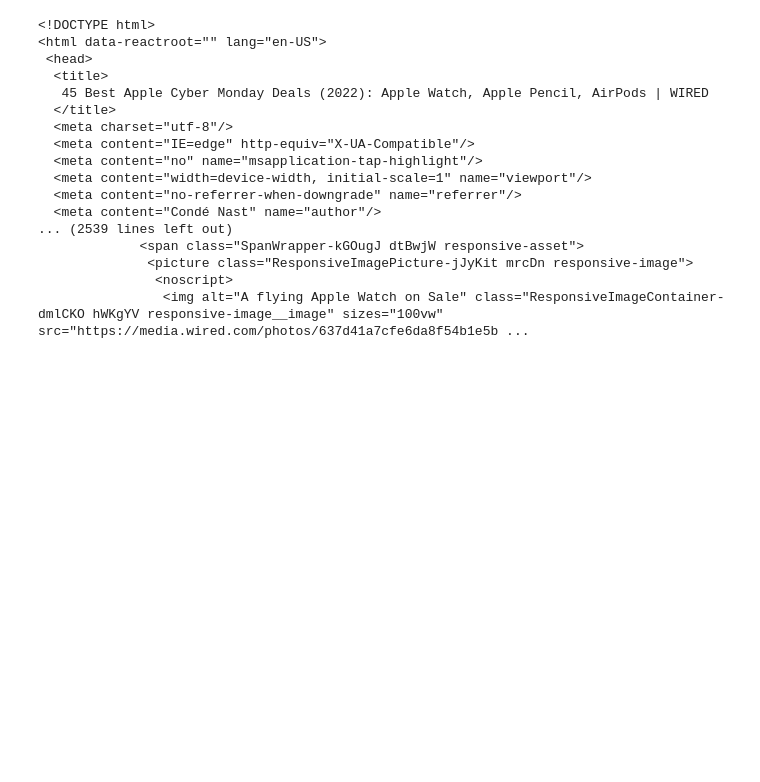
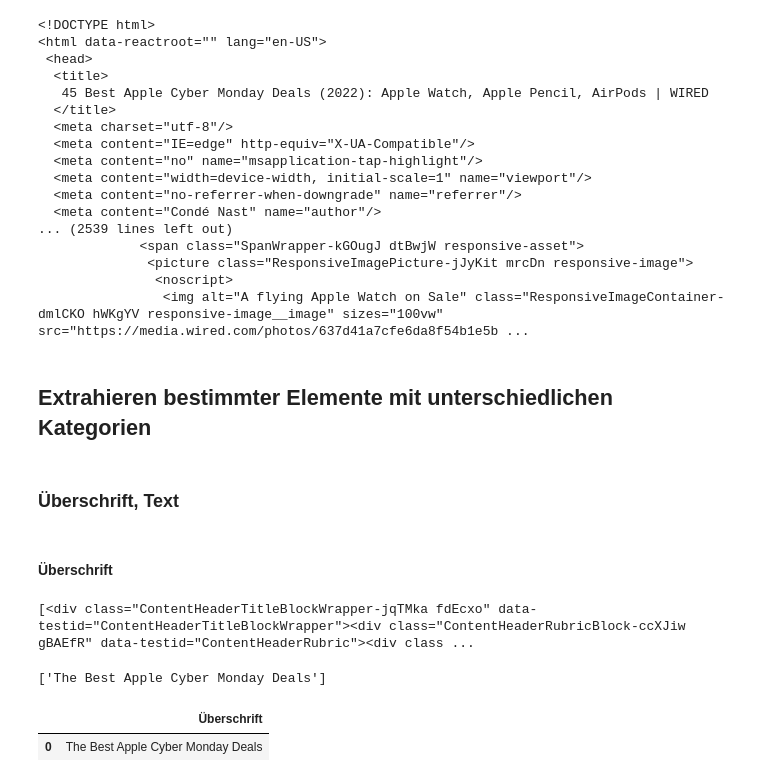
Before and after one commit to MaxxFile/homework-1, a Jupyter notebook: notebooks/01-scraping.ipynb, the cells around one changed output. Cells and saved outputs as stored; diff of their text form; code cells hidden in the pictures; blank space fills up the shorter version.

Commit message:
Scraping Überschrift

```diff
--- a/notebooks/01-scraping.ipynb
+++ b/notebooks/01-scraping.ipynb
@@ -50,3 +50,27 @@ print(soup.prettify())
               <picture class="ResponsiveImagePicture-jJyKit mrcDn responsive-image">
                <noscript>
                 <img alt="A flying Apple Watch on Sale" class="ResponsiveImageContainer-dmlCKO hWKgYV responsive-image__image" sizes="100vw" src="https://media.wired.com/photos/637d41a7cfe6da8f54b1e5b ...
+# %% [markdown]
+## Extrahieren bestimmter Elemente mit unterschiedlichen Kategorien
+# %% [markdown]
+### Überschrift, Text
+# %% [markdown]
+#### Überschrift
+# %%
+ueberschrift_all = soup.find_all('div', {'class': 'ContentHeaderTitleBlockWrapper-jqTMka fdEcxo'})
+ueberschrift_all
+# %% [output]
+[<div class="ContentHeaderTitleBlockWrapper-jqTMka fdEcxo" data-testid="ContentHeaderTitleBlockWrapper"><div class="ContentHeaderRubricBlock-ccXJiw gBAEfR" data-testid="ContentHeaderRubric"><div class ...
+# %%
+ueberschrift_text = []
+for i in ueberschrift_all:
+    ueberschrift_text.append((i.find('h1', {'class': 'BaseWrap-sc-UrHlS BaseText-fFrHpW ContentHeaderHed-kpDkgd boMZdO rTHnA bIzPsw'})).text)
+ueberschrift_text
+# %% [output]
+['The Best Apple Cyber Monday Deals']
+# %%
+df_ueberschrift = pd.DataFrame({"Überschrift" : ueberschrift_text})
+df_ueberschrift
+# %% [output]
+|  | Überschrift |
+| 0 | The Best Apple Cyber Monday Deals |
```
